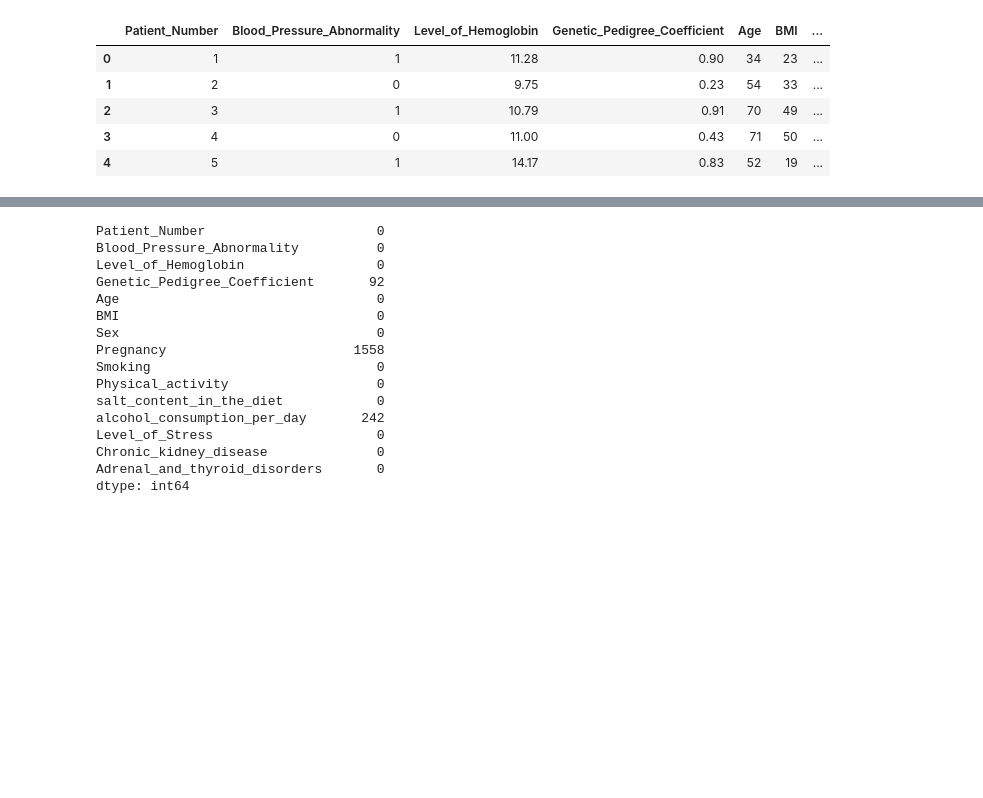
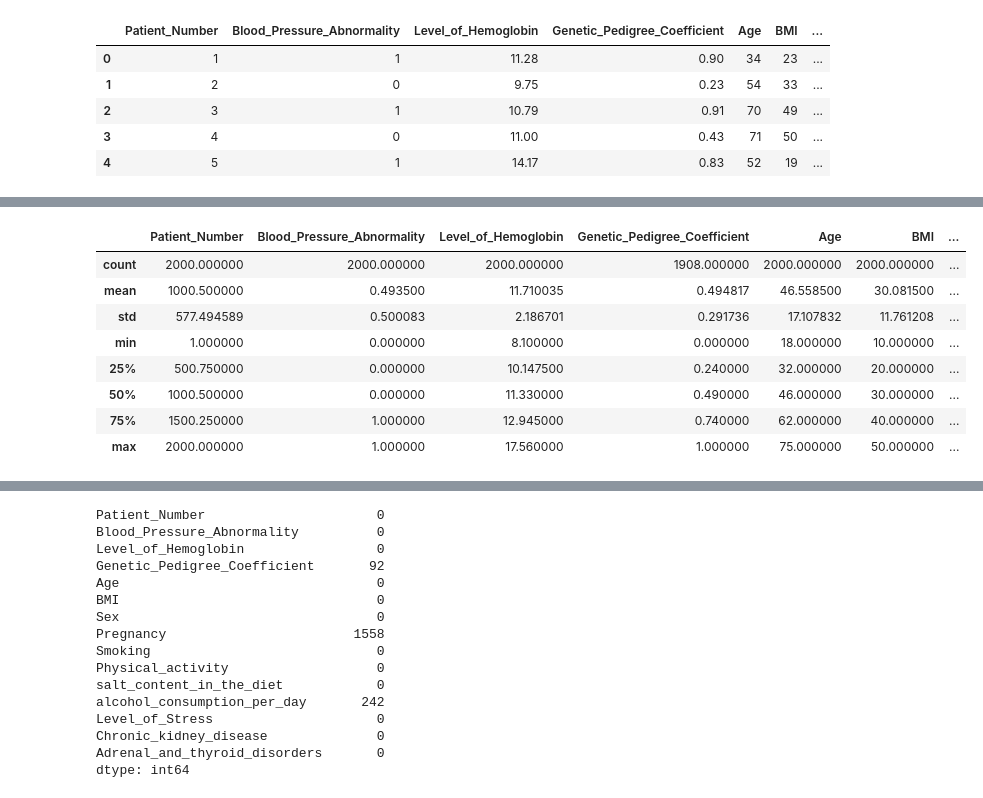
Before and after one commit to xvinay28x/bloood_pressure_prediction, a Jupyter notebook: Untitled.ipynb, the cells around one changed output, grey strips where cells are left out. Cells and saved outputs as stored; diff of their text form; code cells hidden in the pictures; blank space fills up the shorter version.

```diff
--- a/Untitled.ipynb
+++ b/Untitled.ipynb
@@ -30,3 +30,15 @@ df.corr()
 | Level_of_Stress | -0.013779 | 0.009304 | 0.004746 | 0.012933 | 0.014057 | -0.010689 | ... |
 | Chronic_kidney_disease | 0.030543 | 0.429188 | 0.055262 | 0.041523 | -0.057540 | 0.012221 | ... |
 | Adrenal_and_thyroid_disorders | 0.004823 | 0.318598 | 0.030384 | 0.008336 | -0.025738 | 0.041061 | ... |
+# %%
+df.describe()
+# %% [output]
+|  | Patient_Number | Blood_Pressure_Abnormality | Level_of_Hemoglobin | Genetic_Pedigree_Coefficient | Age | BMI | ... |
+| count | 2000.000000 | 2000.000000 | 2000.000000 | 1908.000000 | 2000.000000 | 2000.000000 | ... |
+| mean | 1000.500000 | 0.493500 | 11.710035 | 0.494817 | 46.558500 | 30.081500 | ... |
+| std | 577.494589 | 0.500083 | 2.186701 | 0.291736 | 17.107832 | 11.761208 | ... |
+| min | 1.000000 | 0.000000 | 8.100000 | 0.000000 | 18.000000 | 10.000000 | ... |
+| 25% | 500.750000 | 0.000000 | 10.147500 | 0.240000 | 32.000000 | 20.000000 | ... |
+| 50% | 1000.500000 | 0.000000 | 11.330000 | 0.490000 | 46.000000 | 30.000000 | ... |
+| 75% | 1500.250000 | 1.000000 | 12.945000 | 0.740000 | 62.000000 | 40.000000 | ... |
+| max | 2000.000000 | 1.000000 | 17.560000 | 1.000000 | 75.000000 | 50.000000 | ... |
```
Also changed, not shown: parts of 14 cells of this notebook, 1 other file.
